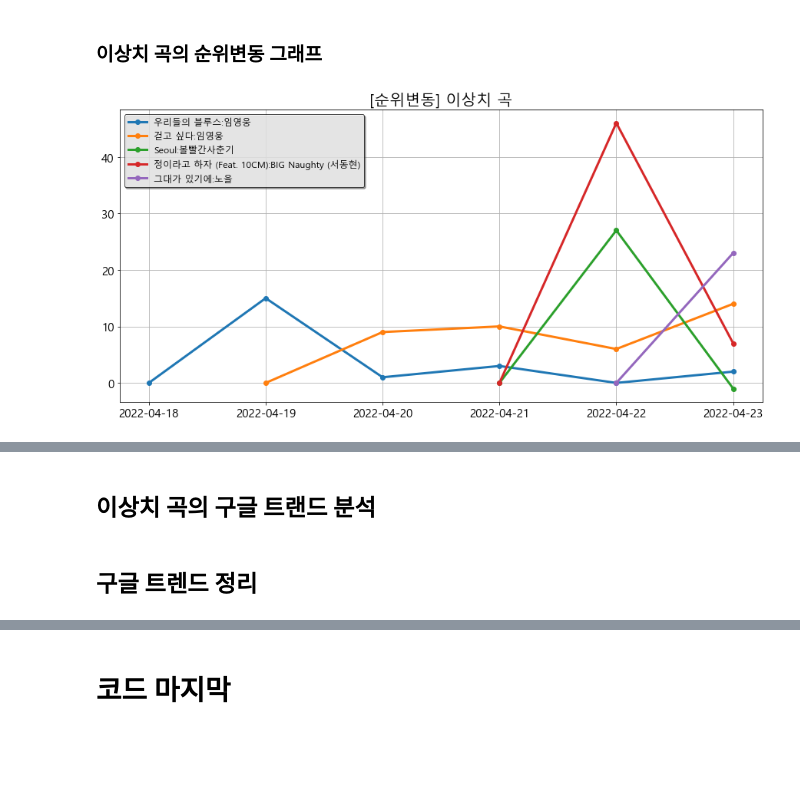
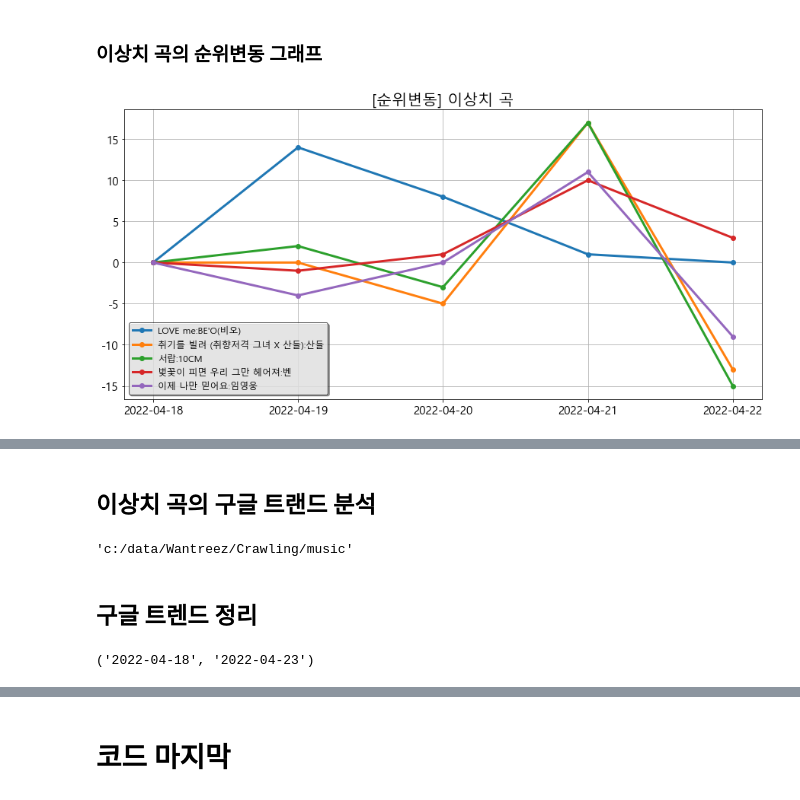
Before and after one commit to kbjung/Wantreez, a Jupyter notebook: Crawling/music/graph_flo_2022.ipynb, the cells around one changed output, grey strips where cells are left out. Saved outputs shown, nothing was run; the diff lists cells and outputs as text; code cells hidden in the pictures; blank space fills up the shorter version.

```diff
--- a/Crawling/music/graph_flo_2022.ipynb
+++ b/Crawling/music/graph_flo_2022.ipynb
@@ -89,3 +89,5 @@ df.head()
+# %%
+df['날짜'] = df['날짜'].astype(str)
 # %%
 sliced_df = df[(df['날짜'] >= start_date) & (df['날짜'] <= end_date)].reset_index(drop=True)
 sliced_df.head()
@@ -435,0 +431,3 @@ total_df[ total_df['순위변동'] > u_outlier ]
+# %%
+outlier_df = total_df[ total_df['순위변동'] > u_outlier ].drop_duplicates(['곡', '가수'], ignore_index=True)
+outlier_df
@@ -442,0 +453,4 @@ big_change_music_name_list
+# %%
+big_change_music_name_list = outlier_df['곡'].tolist()
+print('이상치 곡의 개수 :', len(big_change_music_name_list) )
+print(big_change_music_name_list)
@@ -480 +504,4 @@ plt.show()
+# %%
+path = f'C:/data/Wantreez/Crawling/music/crawled_data/outlier_data/{start_date}_{end_date}/{site_name}/'
+os.makedirs(path, exist_ok=True)
 # %%
@@ -498,18 +529,21 @@ plt.show()
 # %% [markdown]
 ### 이상치 곡의 순위변동 그래프
 # %%
-plt.figure(figsize=(15,7))
-plt.grid(True)
-for one in big_change_music_name_list:
-    temp = total_df[ total_df['곡'] == one].reset_index(drop=True)
-    title = temp['곡'].value_counts().index[0]
-    artist = temp['가수'].value_counts().index[0]
-    song_label = title + ':' + artist
-    plt.plot(temp['날짜'], temp['순위변동'], '-o', linewidth=3, label=song_label)
-    plt.title('[순위변동] 이상치 곡', fontdict={'size':20})
-plt.xticks(fontsize=15)
-plt.yticks(fontsize=15)
-plt.legend(frameon=True, shadow=True, framealpha=0.7, fontsize=12, edgecolor='k')
-plt.show()
+num = 5
+for i in range( math.ceil(len(big_change_music_name_list)/num) ):
+    plt.figure(figsize=(15,7))
+    plt.grid(True)
+    for one in big_change_music_name_list[i*num:(i+1)*num]:
+        temp = total_df[ total_df['곡'] == one].reset_index(drop=True)
+        title = temp['곡'].value_counts().index[0]
+        artist = temp['가수'].value_counts().index[0]
+        song_label = title + ':' + artist
+        plt.plot(temp['날짜'], temp['순위변동'], '-o', linewidth=3, label=song_label)
+        plt.title('[순위변동] 이상치 곡', fontdict={'size':20})
+    plt.xticks(fontsize=15)
+    plt.yticks(fontsize=15)
+    plt.legend(frameon=True, shadow=True, framealpha=0.7, fontsize=12, edgecolor='k')
+    img_name = f'[{site_name}]{start_date}_{end_date}_[순위변동]이상치{i+1}.png'
+    plt.savefig(path + img_name)
 # %% [output]
-[figure, old version]
+[figure, new version]
@@ -516,10 +551,21 @@ plt.show()
 # %% [markdown]
 ## 이상치 곡의 구글 트랜드 분석
+# %%
+try:
+    os.chdir(code_path)
+except:
+    pass
+# %% [output]
+'c:/data/Wantreez/Crawling/music'
 # %%
 ca.install(True)
 driver = webdriver.Chrome()
 # %% [markdown]
 ## 구글 트렌드 정리
+# %%
+start_date, end_date
+# %% [output]
+('2022-04-18', '2022-04-23')
 # %%
 for one in big_change_music_name_list:
     # 구글 트렌트 접속
```
Also changed, not shown: parts of 44 cells of this notebook, 4 other files.
